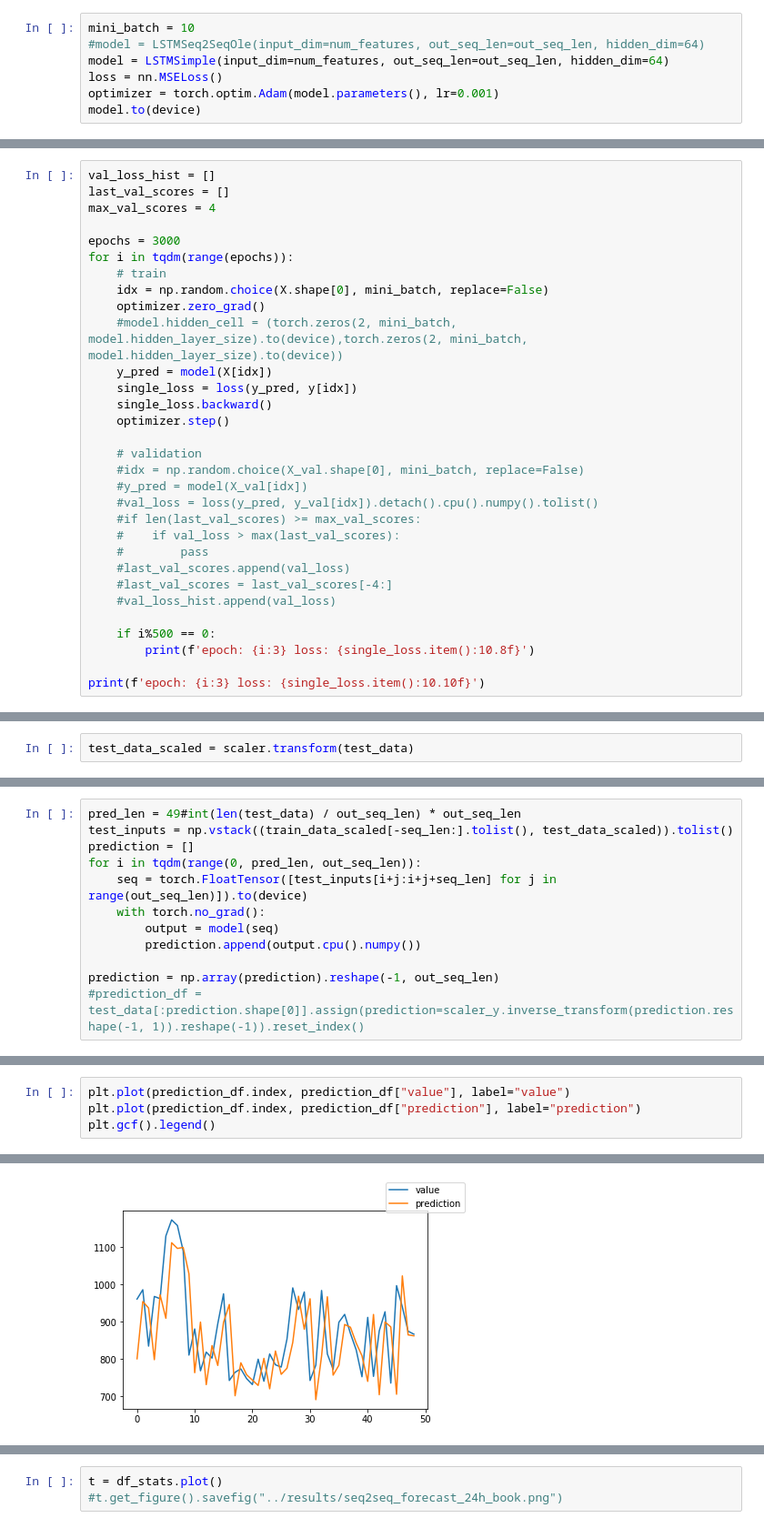
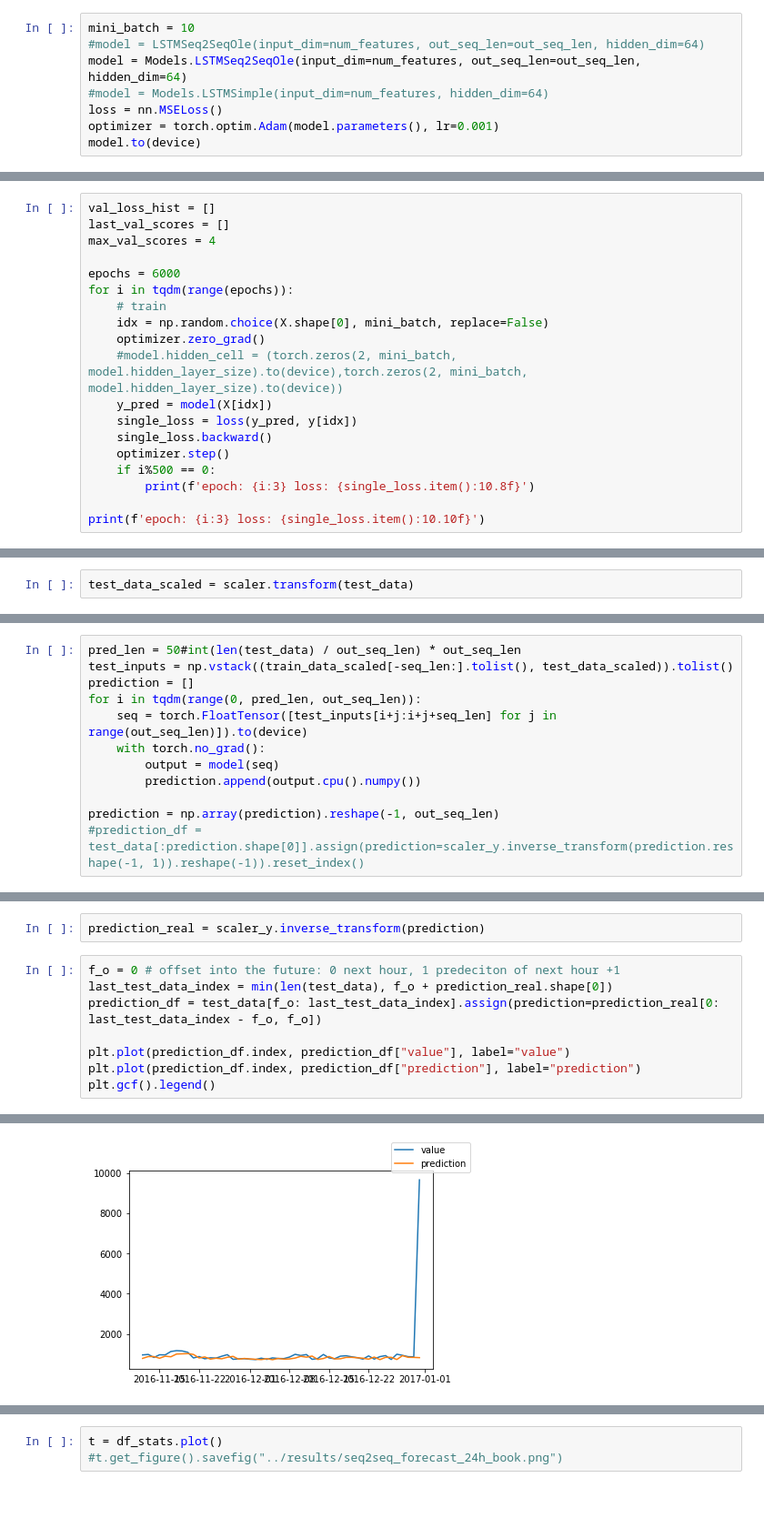
Before and after one commit to raweon1/Forecast, a Jupyter notebook: source/wikipedia.ipynb, the cells around one changed output, grey strips where cells are left out. Shown at 91% size. Saved outputs shown, nothing was run; the diff lists cells and outputs as text; blank space fills up the shorter version.

Commit message:
Cleaned up code by collecting useful functions in HelperFunction.py and Models in Models.py Added Example.ipynb for an example use with the strom price data set

```diff
--- a/source/wikipedia.ipynb
+++ b/source/wikipedia.ipynb
@@ -368,7 +366,8 @@ class LSTMSeq2SeqDistribution(nn.Module):
 # %%
 mini_batch = 10
 #model = LSTMSeq2SeqOle(input_dim=num_features, out_seq_len=out_seq_len, hidden_dim=64)
-model = LSTMSimple(input_dim=num_features, out_seq_len=out_seq_len, hidden_dim=64)
+model = Models.LSTMSeq2SeqOle(input_dim=num_features, out_seq_len=out_seq_len, hidden_dim=64)
+#model = Models.LSTMSimple(input_dim=num_features, hidden_dim=64)
 loss = nn.MSELoss()
 optimizer = torch.optim.Adam(model.parameters(), lr=0.001)
 model.to(device)
@@ -382,7 +382,7 @@ val_loss_hist = []
 last_val_scores = []
 max_val_scores = 4
 
-epochs = 3000
+epochs = 6000
 for i in tqdm(range(epochs)):
     # train
     idx = np.random.choice(X.shape[0], mini_batch, replace=False)
@@ -392,18 +392,6 @@ for i in tqdm(range(epochs)):
     single_loss = loss(y_pred, y[idx])
     single_loss.backward()
     optimizer.step()
-
-    # validation
-    #idx = np.random.choice(X_val.shape[0], mini_batch, replace=False)
-    #y_pred = model(X_val[idx])
-    #val_loss = loss(y_pred, y_val[idx]).detach().cpu().numpy().tolist()
-    #if len(last_val_scores) >= max_val_scores:
-    #    if val_loss > max(last_val_scores):
-    #        pass
-    #last_val_scores.append(val_loss)
-    #last_val_scores = last_val_scores[-4:]
-    #val_loss_hist.append(val_loss)
-
     if i%500 == 0:
         print(f'epoch: {i:3} loss: {single_loss.item():10.8f}')
 
@@ -418,5 +449,5 @@ test_data_scaled = scaler.transform(test_data)
 # %%
-pred_len = 49#int(len(test_data) / out_seq_len) * out_seq_len
+pred_len = 50#int(len(test_data) / out_seq_len) * out_seq_len
 test_inputs = np.vstack((train_data_scaled[-seq_len:].tolist(), test_data_scaled)).tolist()
 prediction = []
 for i in tqdm(range(0, pred_len, out_seq_len)):
@@ -436,9 +461,15 @@ plt.plot(foo.index, foo["value"])
+# %%
+prediction_real = scaler_y.inverse_transform(prediction)
 # %%
+f_o = 0 # offset into the future: 0 next hour, 1 predeciton of next hour +1
+last_test_data_index = min(len(test_data), f_o + prediction_real.shape[0])
+prediction_df = test_data[f_o: last_test_data_index].assign(prediction=prediction_real[0: last_test_data_index - f_o, f_o])
+
 plt.plot(prediction_df.index, prediction_df["value"], label="value")
 plt.plot(prediction_df.index, prediction_df["prediction"], label="prediction")
 plt.gcf().legend()
 # %% [output]
 <matplotlib.legend.Legend at 0x...>
-[figure, old version]
+[figure, new version]
 # %%
 stats = []
```
Also changed, not shown: parts of 19 cells of this notebook, 4 other files.
